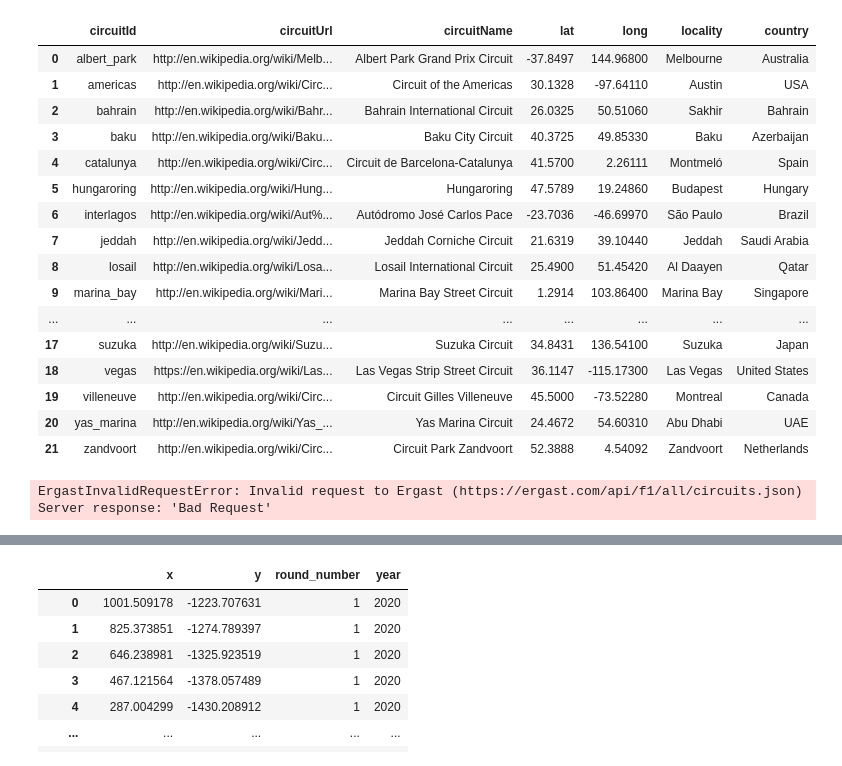
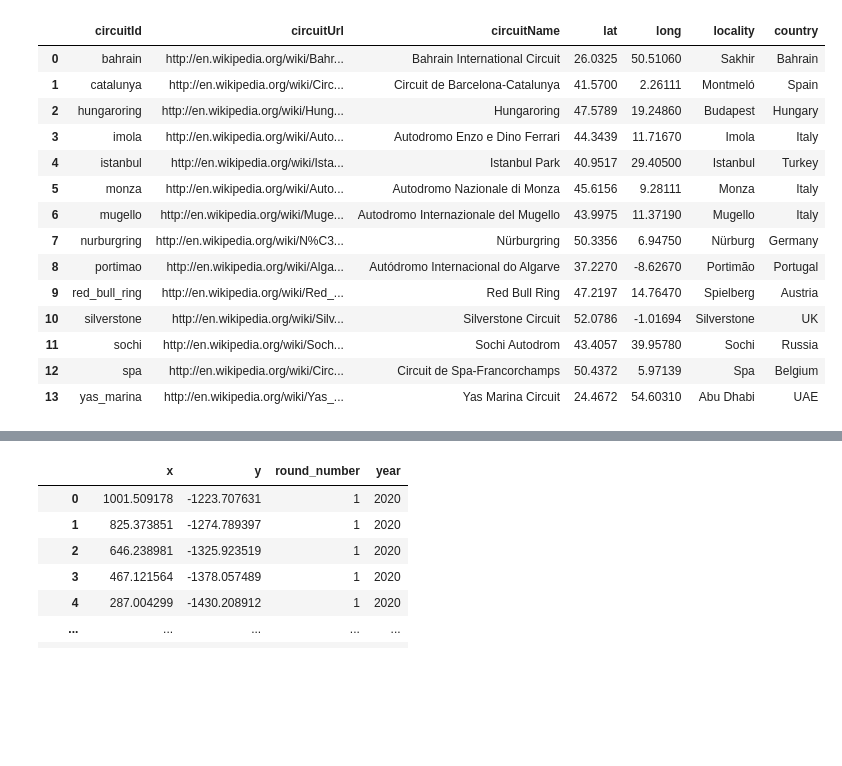
Before and after one commit to olesasha/InfoViz, a Jupyter notebook: E3/Notebooks/data_prep.ipynb, the cells around one changed output, grey strips where cells are left out. Saved outputs shown, nothing was run; the diff lists cells and outputs as text; code cells hidden in the pictures; blank space fills up the shorter version.

```diff
--- a/E3/Notebooks/data_prep.ipynb
+++ b/E3/Notebooks/data_prep.ipynb
@@ -13,25 +9,18 @@ req         WARNING     DEFAULT CACHE ENABLED! (72.0 KB) /Users/oleksandra/Libra
 # %%
-ergast.get_circuits(season=2023, result_type='pandas')
+ergast.get_circuits(season=2020)
 # %% [output]
 |  | circuitId | circuitUrl | circuitName | lat | long | locality | country |
-| 0 | albert_park | http://en.wikipedia.org/wiki/Melb... | Albert Park Grand Prix Circuit | -37.8497 | 144.96800 | Melbourne | Australia |
-| 1 | americas | http://en.wikipedia.org/wiki/Circ... | Circuit of the Americas | 30.1328 | -97.64110 | Austin | USA |
-| 2 | bahrain | http://en.wikipedia.org/wiki/Bahr... | Bahrain International Circuit | 26.0325 | 50.51060 | Sakhir | Bahrain |
-| 3 | baku | http://en.wikipedia.org/wiki/Baku... | Baku City Circuit | 40.3725 | 49.85330 | Baku | Azerbaijan |
-| 4 | catalunya | http://en.wikipedia.org/wiki/Circ... | Circuit de Barcelona-Catalunya | 41.5700 | 2.26111 | Montmeló | Spain |
-| 5 | hungaroring | http://en.wikipedia.org/wiki/Hung... | Hungaroring | 47.5789 | 19.24860 | Budapest | Hungary |
-| 6 | interlagos | http://en.wikipedia.org/wiki/Aut%... | Autódromo José Carlos Pace | -23.7036 | -46.69970 | São Paulo | Brazil |
-| 7 | jeddah | http://en.wikipedia.org/wiki/Jedd... | Jeddah Corniche Circuit | 21.6319 | 39.10440 | Jeddah | Saudi Arabia |
-| 8 | losail | http://en.wikipedia.org/wiki/Losa... | Losail International Circuit | 25.4900 | 51.45420 | Al Daayen | Qatar |
-| 9 | marina_bay | http://en.wikipedia.org/wiki/Mari... | Marina Bay Street Circuit | 1.2914 | 103.86400 | Marina Bay | Singapore |
-| ... | ... | ... | ... | ... | ... | ... | ... |
-| 17 | suzuka | http://en.wikipedia.org/wiki/Suzu... | Suzuka Circuit | 34.8431 | 136.54100 | Suzuka | Japan |
-| 18 | vegas | https://en.wikipedia.org/wiki/Las... | Las Vegas Strip Street Circuit | 36.1147 | -115.17300 | Las Vegas | United States |
-| 19 | villeneuve | http://en.wikipedia.org/wiki/Circ... | Circuit Gilles Villeneuve | 45.5000 | -73.52280 | Montreal | Canada |
-| 20 | yas_marina | http://en.wikipedia.org/wiki/Yas_... | Yas Marina Circuit | 24.4672 | 54.60310 | Abu Dhabi | UAE |
-| 21 | zandvoort | http://en.wikipedia.org/wiki/Circ... | Circuit Park Zandvoort | 52.3888 | 4.54092 | Zandvoort | Netherlands |
+| 0 | bahrain | http://en.wikipedia.org/wiki/Bahr... | Bahrain International Circuit | 26.0325 | 50.51060 | Sakhir | Bahrain |
+| 1 | catalunya | http://en.wikipedia.org/wiki/Circ... | Circuit de Barcelona-Catalunya | 41.5700 | 2.26111 | Montmeló | Spain |
+| 2 | hungaroring | http://en.wikipedia.org/wiki/Hung... | Hungaroring | 47.5789 | 19.24860 | Budapest | Hungary |
+| 3 | imola | http://en.wikipedia.org/wiki/Auto... | Autodromo Enzo e Dino Ferrari | 44.3439 | 11.71670 | Imola | Italy |
+| 4 | istanbul | http://en.wikipedia.org/wiki/Ista... | Istanbul Park | 40.9517 | 29.40500 | Istanbul | Turkey |
+| 5 | monza | http://en.wikipedia.org/wiki/Auto... | Autodromo Nazionale di Monza | 45.6156 | 9.28111 | Monza | Italy |
+| 6 | mugello | http://en.wikipedia.org/wiki/Muge... | Autodromo Internazionale del Mugello | 43.9975 | 11.37190 | Mugello | Italy |
+| 7 | nurburgring | http://en.wikipedia.org/wiki/N%C3... | Nürburgring | 50.3356 | 6.94750 | Nürburg | Germany |
+| 8 | portimao | http://en.wikipedia.org/wiki/Alga... | Autódromo Internacional do Algarve | 37.2270 | -8.62670 | Portimão | Portugal |
+| 9 | red_bull_ring | http://en.wikipedia.org/wiki/Red_... | Red Bull Ring | 47.2197 | 14.76470 | Spielberg | Austria |
+| 10 | silverstone | http://en.wikipedia.org/wiki/Silv... | Silverstone Circuit | 52.0786 | -1.01694 | Silverstone | UK |
+| 11 | sochi | http://en.wikipedia.org/wiki/Soch... | Sochi Autodrom | 43.4057 | 39.95780 | Sochi | Russia |
+| 12 | spa | http://en.wikipedia.org/wiki/Circ... | Circuit de Spa-Francorchamps | 50.4372 | 5.97139 | Spa | Belgium |
+| 13 | yas_marina | http://en.wikipedia.org/wiki/Yas_... | Yas Marina Circuit | 24.4672 | 54.60310 | Abu Dhabi | UAE |
-# %%
-ergast.get_circuits(result_type='pandas')
-# %% [output]
-ErgastInvalidRequestError: Invalid request to Ergast (https://ergast.com/api/f1/all/circuits.json)
-Server response: 'Bad Request'
```
Also changed, not shown: parts of 7 cells of this notebook, 5 other files.
